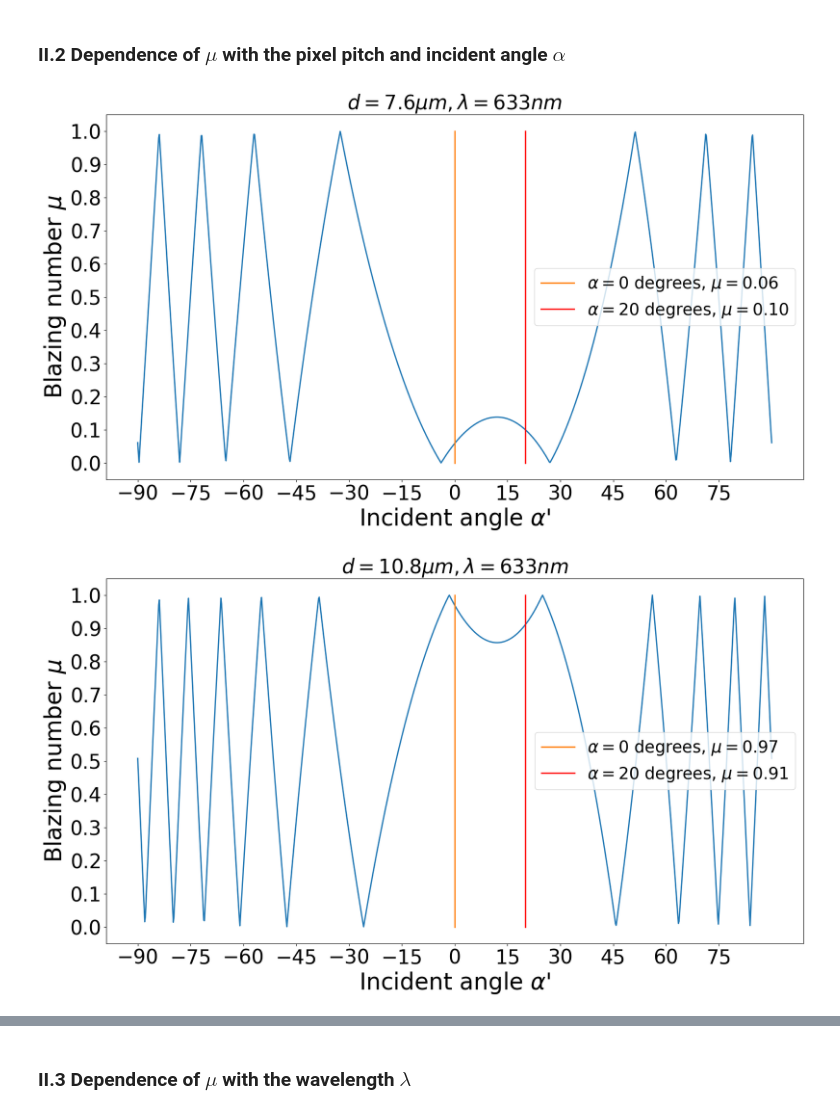
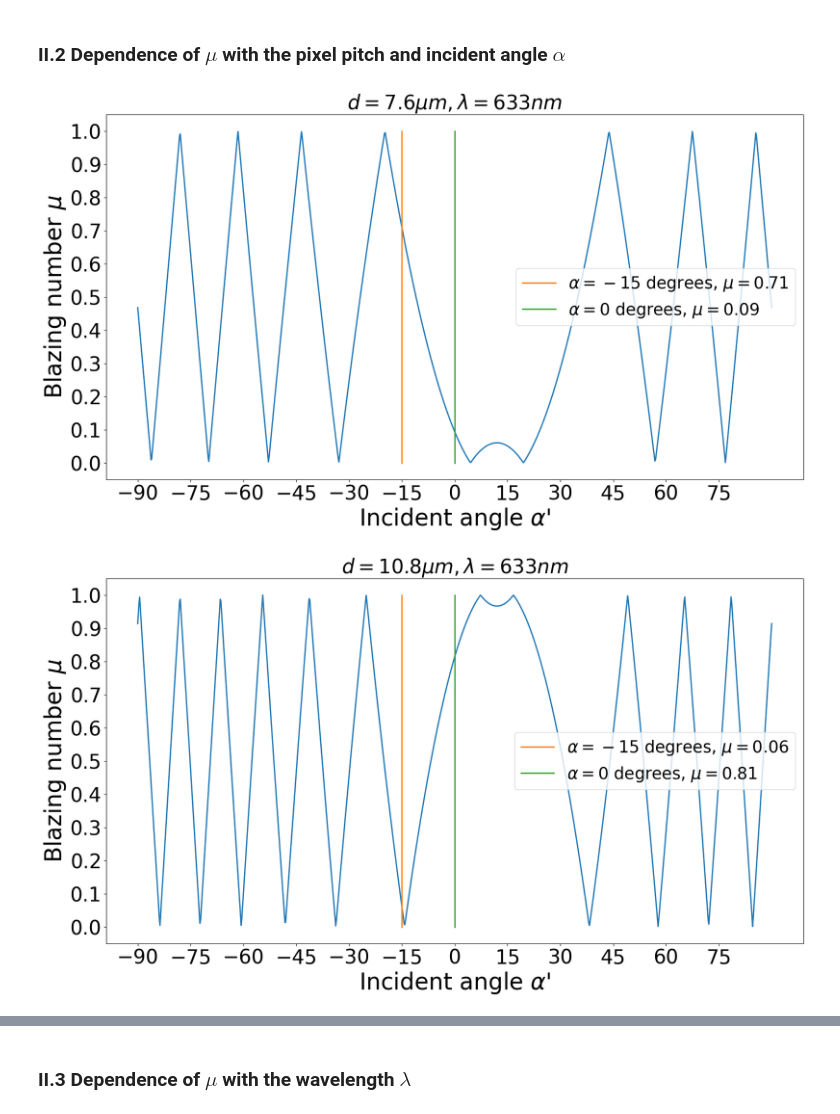
Before and after one commit to wavefrontshaping/tutorial-DMD-setup-2023, a Jupyter notebook: python/DMD_diffraction_effects.ipynb, the cells around one changed output, grey strips where cells are left out. Cells and saved outputs as stored; diff of their text form; code cells hidden in the pictures.

```diff
--- a/python/DMD_diffraction_effects.ipynb
+++ b/python/DMD_diffraction_effects.ipynb
@@ -64,53 +96,52 @@ p = get_p(d, theta, _lambda)
 # %%
 # test different incident angles
 alpha_vec = np.linspace(-np.pi/2,np.pi/2,1000)
-alpha_1D_vec = np.arctan(np.tan(alpha_vec)/np.sqrt(2))
-# criterion = np.abs(np.mod([mu(a) for a in alpha_1D_vec],1)-0.5)
-def get_mu(d, theta, _lambda):
-    p = get_p(d, theta, _lambda)
-    return lambda alpha: np.abs(np.mod(2*p(alpha),2)-1)
 
-f_mu = get_mu(d, theta, _lambda)
-criterion = np.fromiter((f_mu(a) for a in alpha_1D_vec), float)
-#np.abs(np.mod([2*p(a) for a in alpha_1D_vec],2)-1)
-alpha1 = 0
-alpha2 = 20./180*np.pi
+def get_mu(d, theta, _lambda, alpha):
+    p = get_p(d, theta, _lambda, alpha)
+    # return lambda alpha: np.abs(np.mod(2*p(alpha),2)-1)
+    return np.abs(np.mod(2*p,2)-1)
+
+f_mu = lambda alpha: get_mu(d, theta, _lambda, alpha)
+criterion = np.fromiter((f_mu(a) for a in alpha_vec), float)
+
+alpha1 = -15./180*np.pi
+alpha2 = 0
 # %% [markdown]
 ### II.2 Dependence of $\mu$ with the pixel pitch and incident angle $\alpha$
 # %%
 
 def show_mu(d, theta, _lambda, alphas):
     max_val = 1
 
-    f_mu = get_mu(d, theta, _lambda)
+    f_mu = lambda alpha: get_mu(d, theta, _lambda, alpha)
 
     alpha_vec = np.linspace(-np.pi/2,np.pi/2,1000)
-    alpha_1D_vec = np.arctan(np.tan(alpha_vec)/np.sqrt(2))
 
-    criterion = np.fromiter((f_mu(a) for a in alpha_1D_vec), float)
+    criterion = np.fromiter((f_mu(a) for a in alpha_vec), float)
 
     plt.figure()
     plt.plot(alpha_vec*180/np.pi,criterion,linewidth = 2)
 
     def get_label(alpha):
-        alpha_1D = np.arctan(np.tan(alpha)/np.sqrt(2))
-        label =  rf'$\alpha = {alpha*180/np.pi:.0f}$ degrees, $\mu = {f_mu(alpha_1D):.2f}$'
+        label =  rf'$\alpha = {alpha*180/np.pi:.0f}$ degrees, $\mu = {f_mu(alpha):.2f}$'
         return label
-    plt.plot([alphas[0]*180/np.pi]*2,[0.,max_val],label = get_label(alphas[0]), linewidth = 2)
-    plt.plot([alphas[1]*180/np.pi]*2,[0.,max_val],label = get_label(alphas[1]), color = 'red',linewidth = 2)
-    # plt.plot([0,0],[0.,max_val],color = 'red',linewidth = 2)
+    for alpha in alphas:
+        plt.plot([alpha*180/np.pi]*2,[0.,max_val],label = get_label(alpha), linewidth = 2)
+
     plt.xticks(np.arange(-90,90,15),fontsize = 30)
     plt.yticks(np.arange(0,max_val+0.05,0.1),fontsize = 30)
     plt.title(r'$d=%.1f\mu m, \lambda =%g nm$' % (d,1e3*_lambda),fontsize = 30)
     plt.legend(fontsize = 25,loc='center right')
     plt.ylabel(r'Blazing number $\mu$', fontsize = 35)
     plt.xlabel(r"Incident angle $\alpha$'", fontsize = 35)
-    image_prefix = f'blazing_angle_d{d:.1f}_theta{theta:.1f}_lambda{_lambda:.1f}_alpha{alpha:.1f}'
+    image_prefix = f'blazing_angle_d{d:.1f}_theta{theta*180/np.pi:.1f}_lambda{_lambda:.3f}'
     plt.savefig(image_prefix+'_mu.svg', dpi = 300)
 
+d = 7.6
 show_mu(d, theta, _lambda, alphas = [alpha1,alpha2])
 d2 = 10.8
 show_mu(d2, theta, _lambda, alphas = [alpha1,alpha2])
 # %% [output]
-[figure, old version]
+[figure, new version]
-[figure, old version]
+[figure, new version]
```
Also changed, not shown: parts of 24 cells of this notebook.
